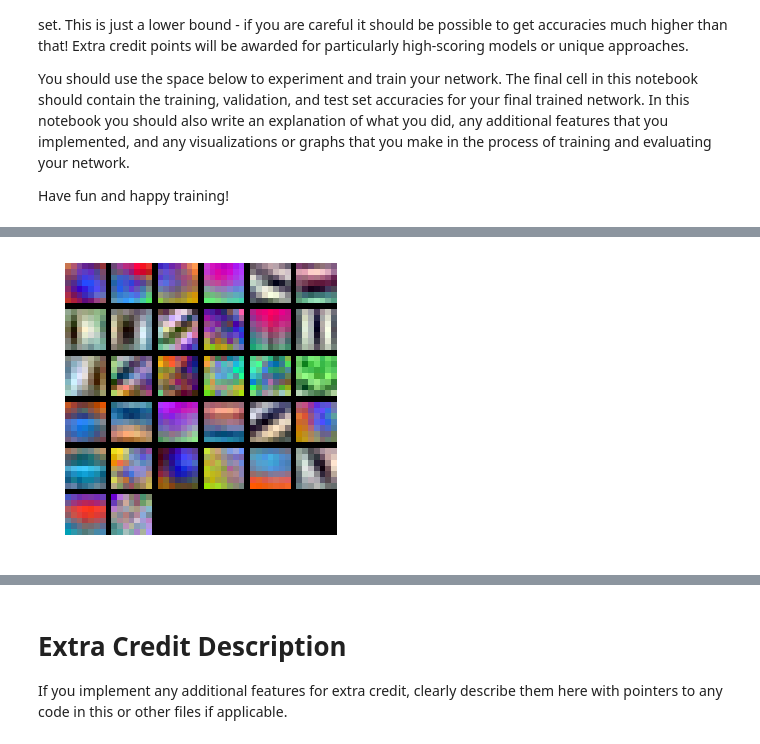
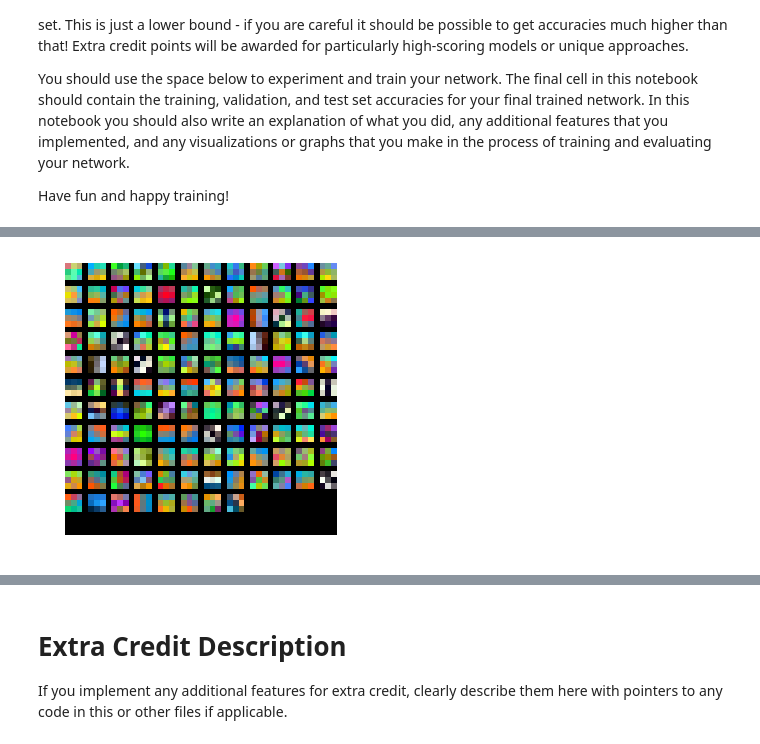
Before and after one commit to steven-chau/cs231n-assignments, a Jupyter notebook: assignment2/ConvolutionalNetworks.ipynb, the cells around one changed output, grey strips where cells are left out. Cells and saved outputs as stored; diff of their text form; code cells hidden in the pictures.

```diff
--- a/assignment2/ConvolutionalNetworks.ipynb
+++ b/assignment2/ConvolutionalNetworks.ipynb
@@ -687,9 +687,19 @@ from cs231n.classifiers.convnet import *
 best_model = None
 best_val_acc = 0
 
-for j in range(20):
-    lr = 10 ** np.random.uniform(low=-5, high=-1)
-    reg =  10 ** np.random.uniform(low=-5, high=-1)
+for j in range(2):
+    lr =  np.random.uniform(low=0.00129440160452, high=0.00167550701066)
+    reg = np.random.uniform(low=0.00444495306142, high=0.00472760411773)
+
+    #     +++++++++++++++++++++++++++++++++++++++++++
+    #     lr, reg    0.00147550701066 0.00197636120951
+    #     last train acc 0.596
+    #     +++++++++++++++++++++++++++++++++++++++++++
+
+    # +++++++++++++++++++++++++++++++++++++++++++
+    # lr, reg    0.00129440160452 0.00444495306142
+    # last train acc 0.699
+    # +++++++++++++++++++++++++++++++++++++++++++
 
     print
     print "++++++++++++ BEGIN  +++++++++++++++++++++++"
@@ -697,12 +707,13 @@ for j in range(20):
     print "+++++++++++++++++++++++++++++++++++++++++++"
     print
 
-    model = NLayerConvNet(weight_scale=0.001, filter_size=3, num_filters=64,
-                  hidden_dim=1000, reg=reg)
+    model = NLayerConvNet(weight_scale=0.0010, filter_size=3, num_filters=128,
+                  hidden_dim=512, reg=reg)
 
     solver = Solver(model, data,
-                    num_epochs=1, batch_size=250,
+                    num_epochs=10, batch_size=200,
                     update_rule='adam',
+                    lr_decay = 0.95,
                     optim_config={
                       'learning_rate': lr,
                     },
@@ -748,10 +759,10 @@ lr, reg    0.00129872705447 0.00512758114774
 # %%
 
 
-grid = visualize_grid(model.params['W1'].transpose(0, 2, 3, 1))
+grid = visualize_grid(best_model.params['W1'].transpose(0, 2, 3, 1))
 plt.imshow(grid.astype('uint8'))
 plt.axis('off')
 plt.gcf().set_size_inches(5, 5)
 plt.show()
 # %% [output]
-[figure, old version]
+[figure, new version]
```
Also changed, not shown: parts of 2 cells of this notebook.
